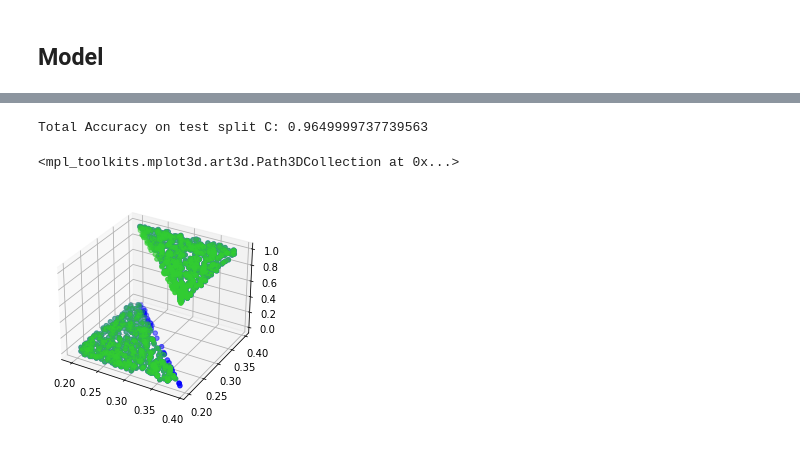
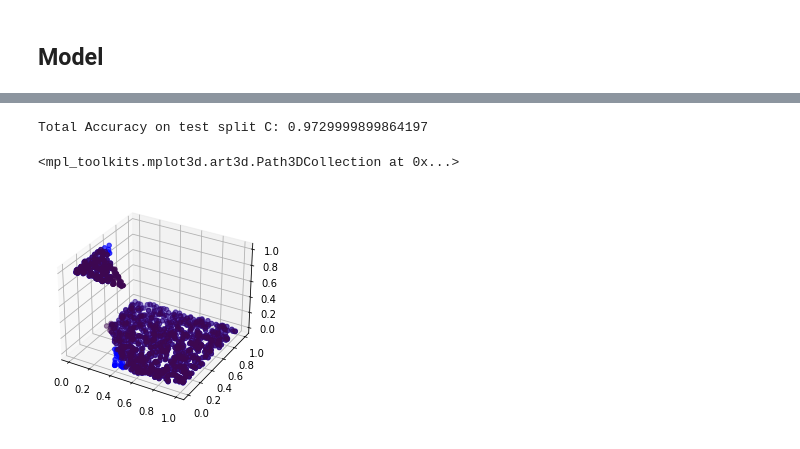
Before and after one commit to clrkwng/exploring_compositionality, a Jupyter notebook: simplebool_prob/simplebool_nb.ipynb, the cells around one changed output, grey strips where cells are left out. Drawn from its saved outputs; the diff is of its cells as text; code cells hidden in the pictures.

```diff
--- a/simplebool_prob/simplebool_nb.ipynb
+++ b/simplebool_prob/simplebool_nb.ipynb
@@ -73,7 +99,7 @@ def get_num_correct(labels, preds):
 def get_pred_class(preds):
     return (preds > 0.5).float()
 # %%
-emb_dims = [2,8]
+emb_dims = [2,4]
 
 # Always keep batch size in powers of 2, trainloader works faster this way.
 batch_size = 256
@@ -220,27 +298,27 @@ ax.scatter3D(X_wrong[:, 0], X_wrong[:, 1], predsB[B_indices_wrong], c='blue')
 # %%
 # Testing Split C
-X_testC, y_testC = get_test_splitC(1000)
+X_testC, X_testC_orig, y_testC = get_test_splitC(1000)
 
 # X_testC_orig = unnormalize_data(X_testC, cache["X_testC_mean"], cache["X_testC_std"])
 
 X_testC = torch.tensor(X_testC).float()
 y_testC = torch.tensor(y_testC).view(-1, 1).float()
 
 with torch.no_grad():
     predsC = model(X_testC[:,:2].float(), X_testC[:,2].long())
     total_acc = get_num_correct(y_testC, predsC) / len(X_testC)
 
 # Comment this line out to see the non-classification predictions.
 predsC = get_pred_class(predsC)
 
 print(f"Total Accuracy on test split C: {total_acc}")
 
-X_testC_orig = unstandardize_data(X_testC, cache["X_testC_mean"], cache["X_testC_std"])
+# X_testC_orig = unstandardize_data(X_testC, cache["X_testC_mean"], cache["X_testC_std"])
 
 ax = plt.axes(projection='3d')
-ax.scatter3D(X_testC_orig[:, 0], X_testC_orig[:, 1], y_testC, c='limegreen')
+ax.scatter3D(X_testC_orig[:, 0], X_testC_orig[:, 1], y_testC, c="#3E0851")
 ax.scatter3D(X_testC_orig[:, 0], X_testC_orig[:, 1], predsC, c='blue')
 # %% [output]
-Total Accuracy on test split C: 0.9649999737739563
+Total Accuracy on test split C: 0.9729999899864197
 <mpl_toolkits.mplot3d.art3d.Path3DCollection at 0x...>
-[figure, old version]
+[figure, new version]
```
Also changed, not shown: parts of 17 cells of this notebook, 40 other files.
